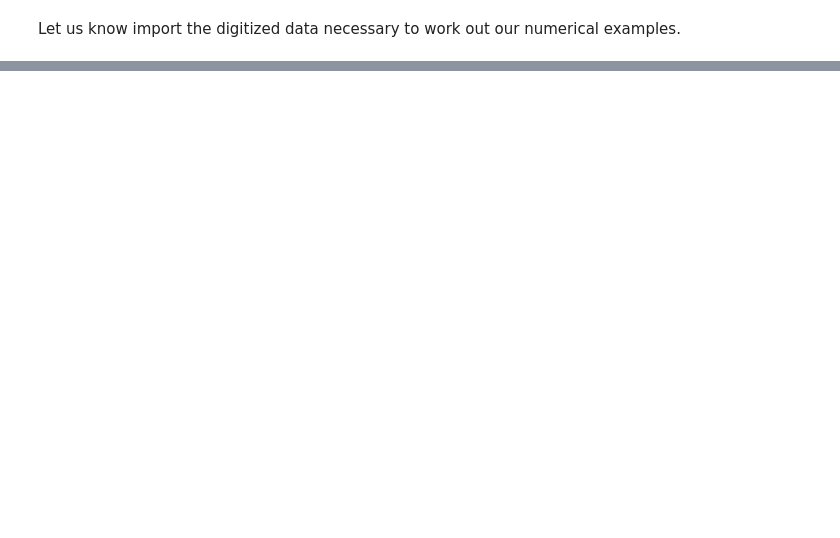
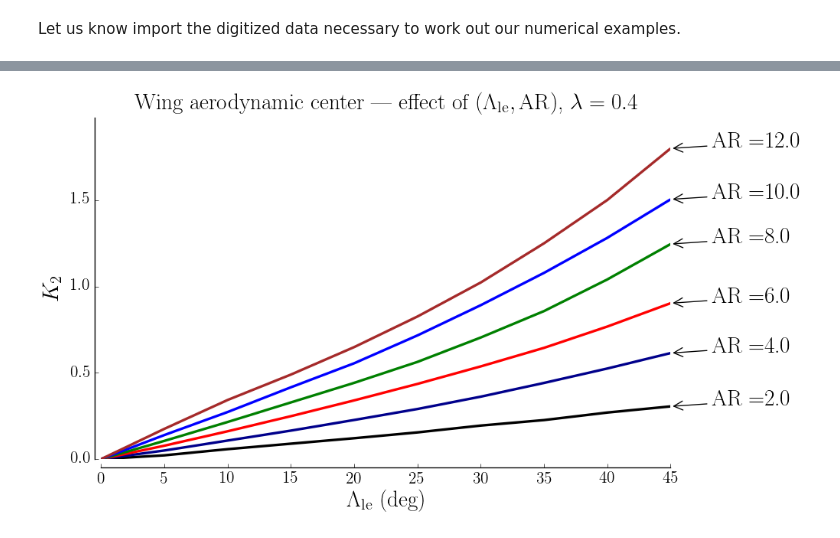
Before and after one commit to agodemar/jupyter-test, a Jupyter notebook: flight_mechanics/aerodynamic_center_wing.ipynb, the cells around one changed output, grey strips where cells are left out. Drawn from its saved outputs; the diff is of its cells as text; code cells hidden in the pictures; blank space fills up the shorter version.

```diff
--- a/flight_mechanics/aerodynamic_center_wing.ipynb
+++ b/flight_mechanics/aerodynamic_center_wing.ipynb
@@ -186,0 +52,5 @@ plt.show()
+# %%
+%run ./src/aerodynamic_center_wing/init.py
+plot_K2(database['var0_K2'], database['var1_K2'], database['var2_K2'], database['data_K2'], 2)
+# %% [output]
+[figure, added]
```
Also changed, not shown: parts of 24 cells of this notebook, 1 other file.
